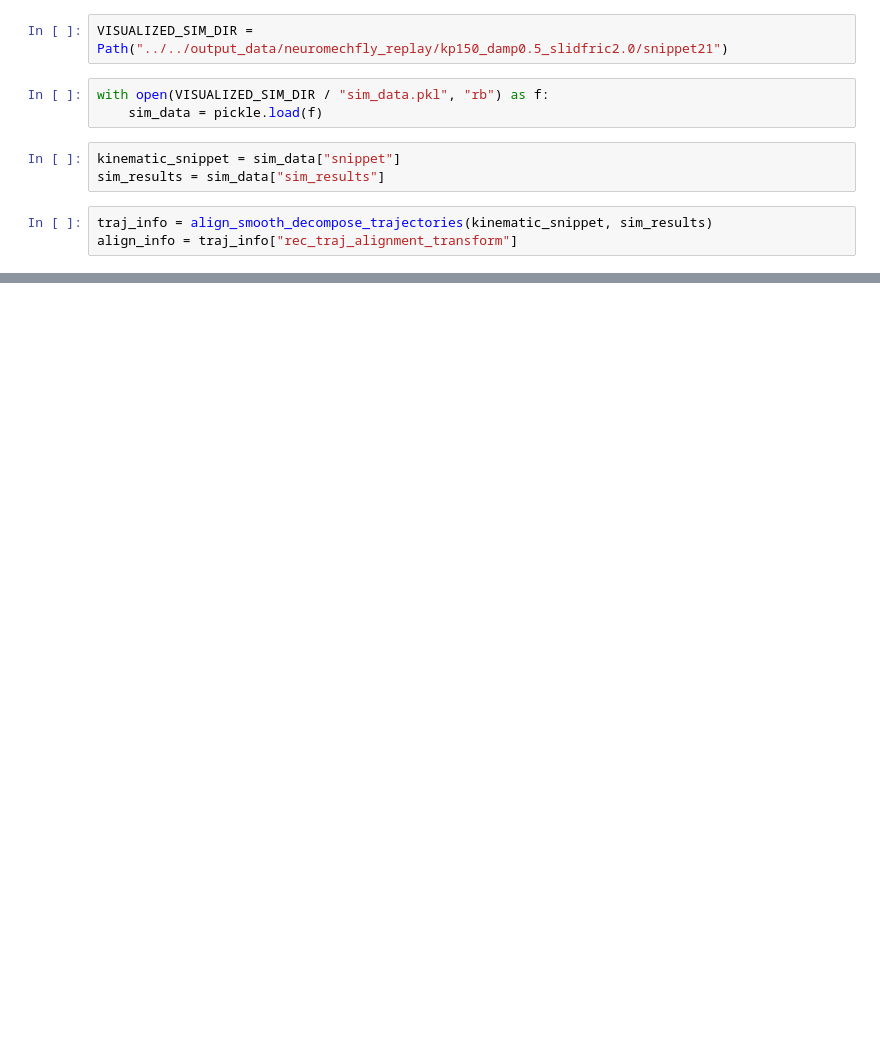
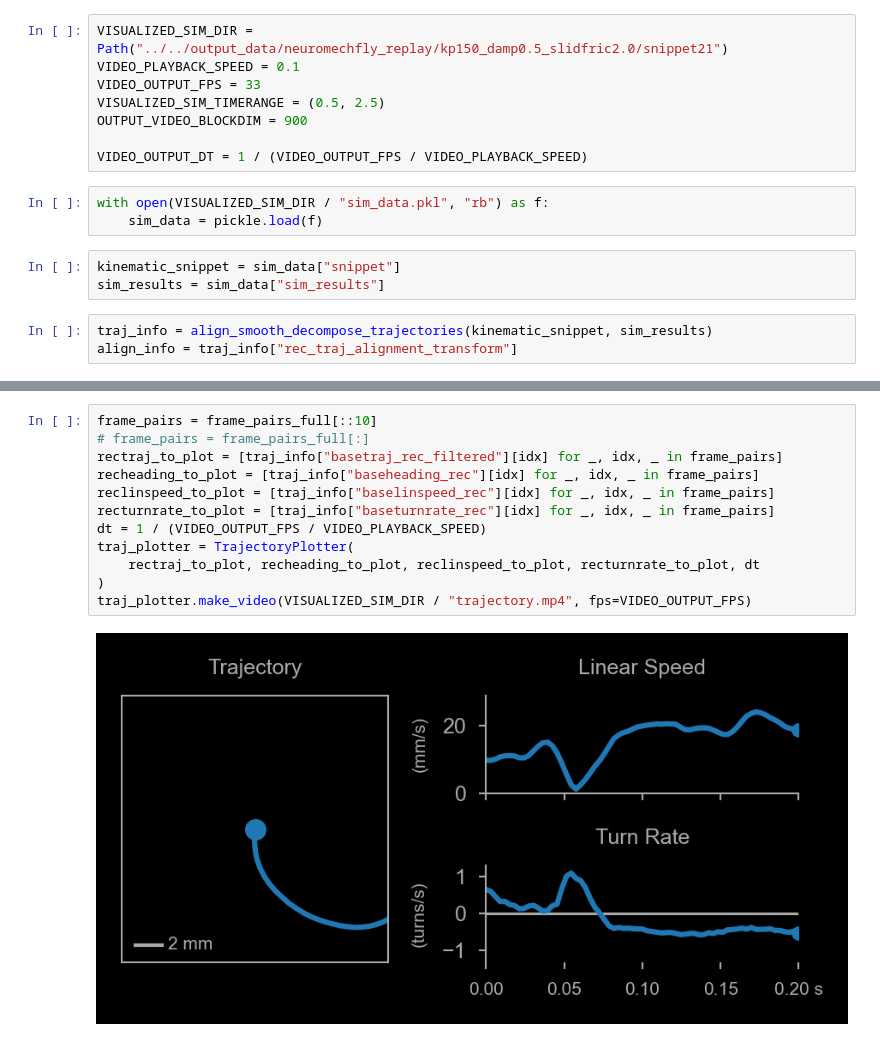
Before and after one commit to NeLy-EPFL/spotlight-poseforge-paper, a Jupyter notebook: scripts/kinematics/make_video.ipynb, the cells around one changed output, grey strips where cells are left out. Cells and saved outputs as stored; diff of their text form; blank space fills up the shorter version.

```diff
--- a/scripts/kinematics/make_video.ipynb
+++ b/scripts/kinematics/make_video.ipynb
@@ -11,6 +18,12 @@ from sppaper.kinematics.trajectory import inv_align_traj
 from sppaper.kinematics.data import align_smooth_decompose_trajectories
 # %%
 VISUALIZED_SIM_DIR = Path("../../output_data/neuromechfly_replay/kp150_damp0.5_slidfric2.0/snippet21")
+VIDEO_PLAYBACK_SPEED = 0.1
+VIDEO_OUTPUT_FPS = 33
+VISUALIZED_SIM_TIMERANGE = (0.5, 2.5)
+OUTPUT_VIDEO_BLOCKDIM = 900
+
+VIDEO_OUTPUT_DT = 1 / (VIDEO_OUTPUT_FPS / VIDEO_PLAYBACK_SPEED)
 # %%
 with open(VISUALIZED_SIM_DIR / "sim_data.pkl", "rb") as f:
     sim_data = pickle.load(f)
@@ -54,0 +394,14 @@ array([[ 811.5599 , 1092.8462 ],
+# %%
+frame_pairs = frame_pairs_full[::10]
+# frame_pairs = frame_pairs_full[:]
+rectraj_to_plot = [traj_info["basetraj_rec_filtered"][idx] for _, idx, _ in frame_pairs]
+recheading_to_plot = [traj_info["baseheading_rec"][idx] for _, idx, _ in frame_pairs]
+reclinspeed_to_plot = [traj_info["baselinspeed_rec"][idx] for _, idx, _ in frame_pairs]
+recturnrate_to_plot = [traj_info["baseturnrate_rec"][idx] for _, idx, _ in frame_pairs]
+dt = 1 / (VIDEO_OUTPUT_FPS / VIDEO_PLAYBACK_SPEED)
+traj_plotter = TrajectoryPlotter(
+    rectraj_to_plot, recheading_to_plot, reclinspeed_to_plot, recturnrate_to_plot, dt
+)
+traj_plotter.make_video(VISUALIZED_SIM_DIR / "trajectory.mp4", fps=VIDEO_OUTPUT_FPS)
+# %% [output]
+[figure, added]
```
Also changed, not shown: parts of 18 cells of this notebook, 4 other files.
